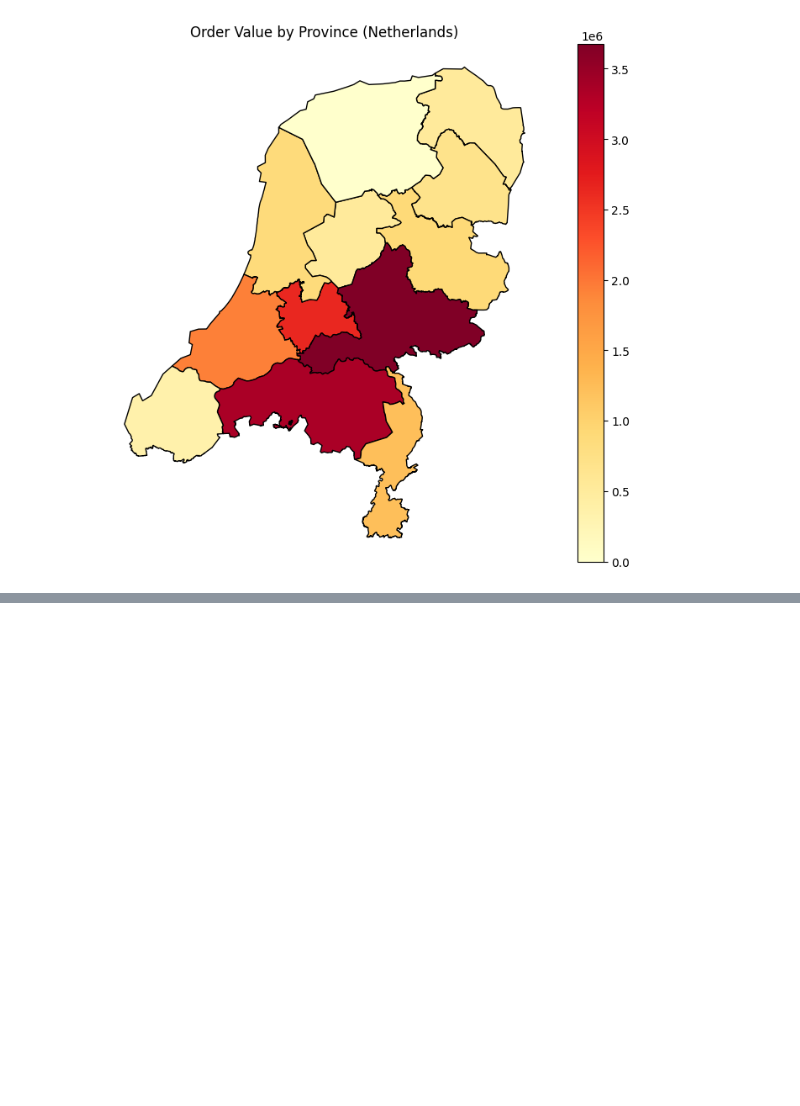
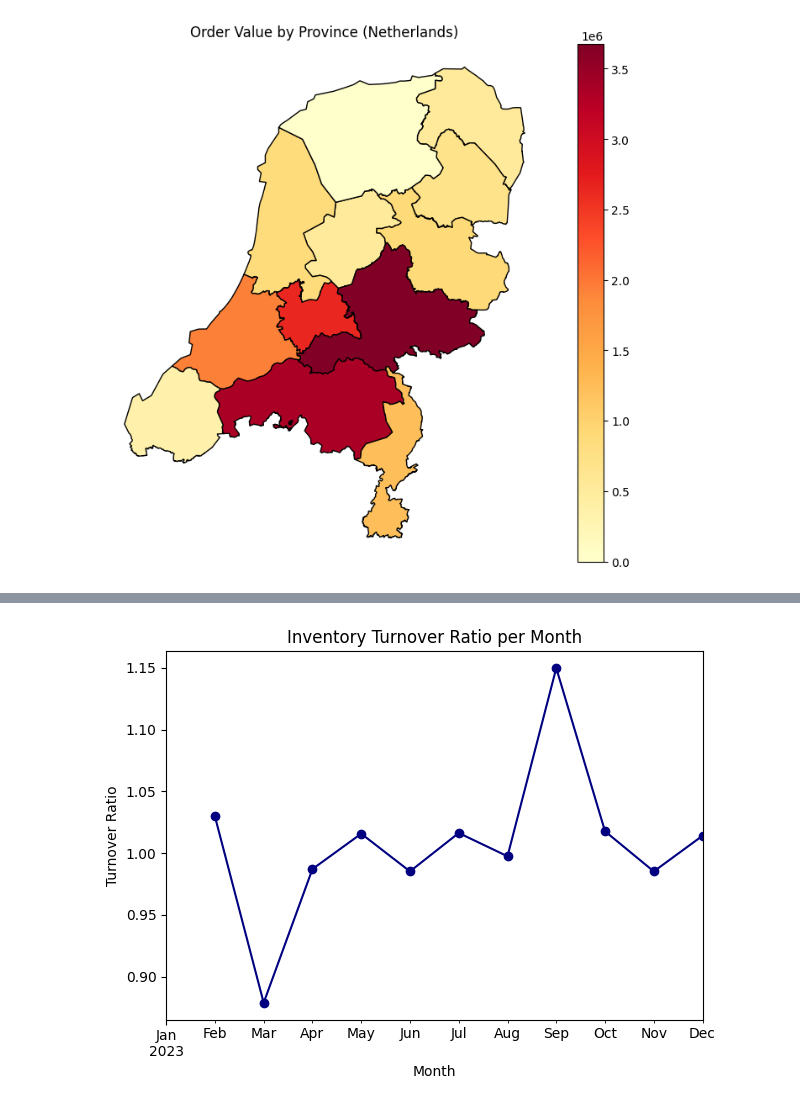
Before and after one commit to SameliaJ/storytelling-with-data, a Jupyter notebook: bean_there_done_that.ipynb, the cells around one changed output, grey strips where cells are left out. Cells and saved outputs as stored; diff of their text form; code cells hidden in the pictures; blank space fills up the shorter version.

```diff
--- a/bean_there_done_that.ipynb
+++ b/bean_there_done_that.ipynb
@@ -254,0 +362,18 @@ plt.show()
+# %%
+monthly_sold = df.groupby('Month')['Total_kg'].sum()
+# %%
+avg_inventory = monthly_sold.rolling(window=2).mean()  # Average of current & previous month
+# For first month(s), this will be NaN, which is fine for real data
+# %%
+inventory_turnover = monthly_sold / avg_inventory
+# %%
+import matplotlib.pyplot as plt
+
+ax = inventory_turnover.plot(marker='o', color='navy')
+plt.title('Inventory Turnover Ratio per Month')
+plt.ylabel('Turnover Ratio')
+plt.xlabel('Month')
+plt.tight_layout()
+plt.show()
+# %% [output]
+[figure, added]
```
Also changed, not shown: parts of 21 cells of this notebook.
